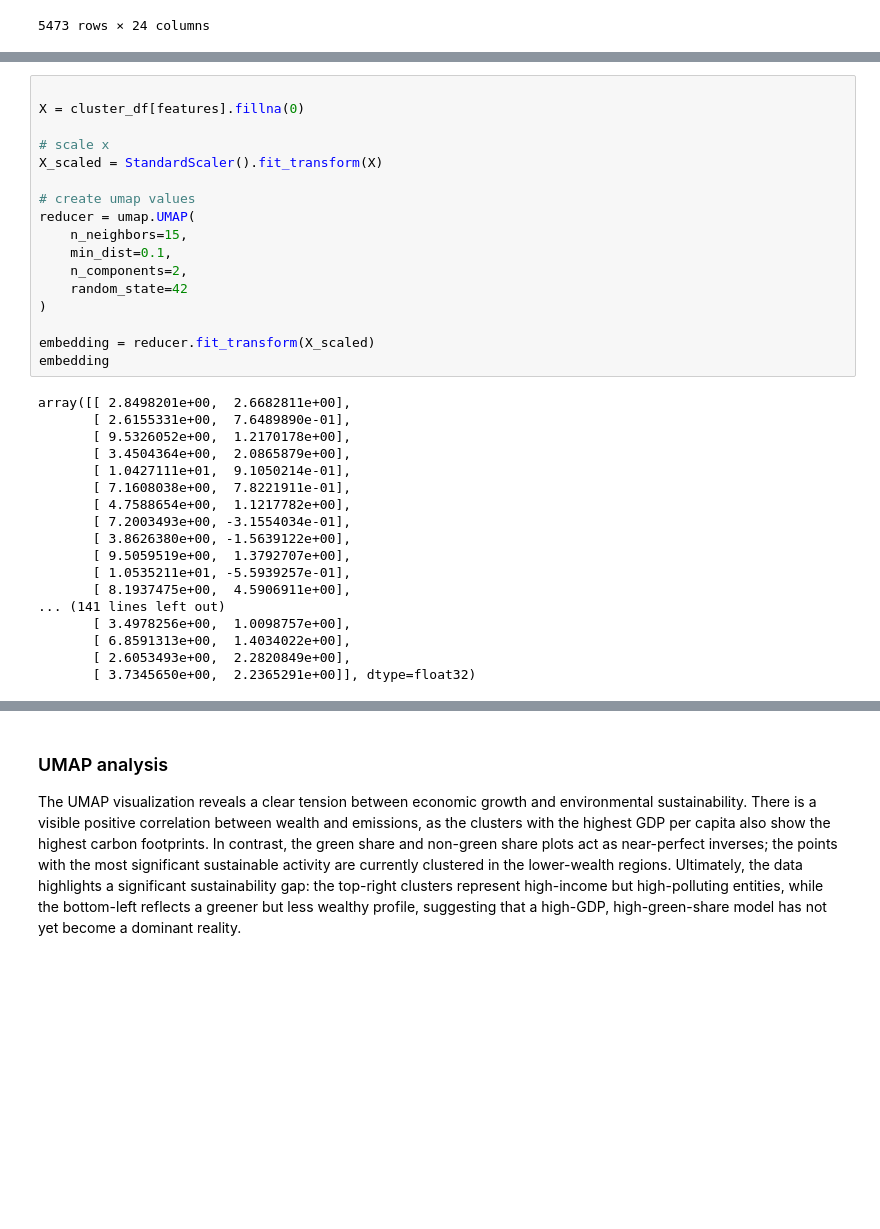
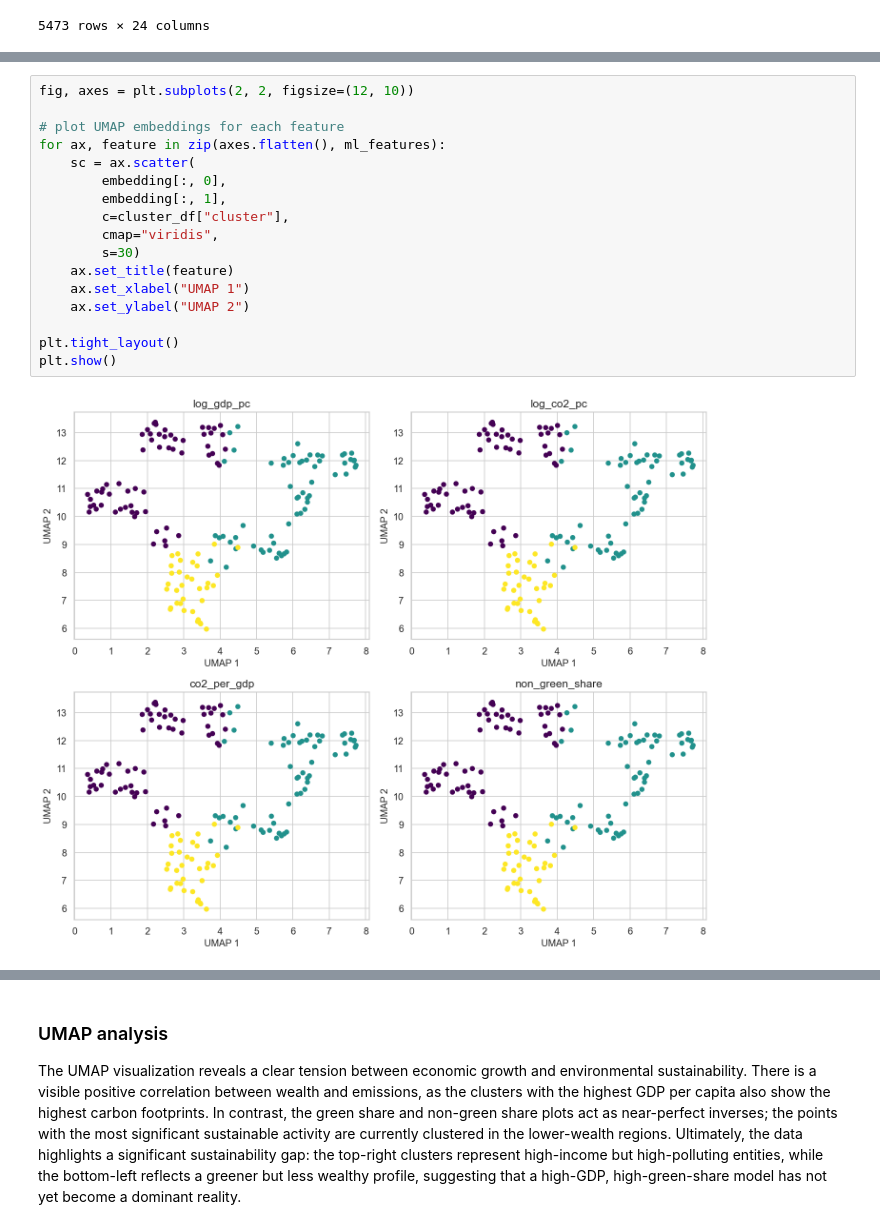
Before and after one commit to fabianfrank-dev/carbon_analysis, a Jupyter notebook: notebooks/data_analytics_project_pandas.ipynb, the cells around one changed output, grey strips where cells are left out. Drawn from its saved outputs; the diff is of its cells as text; blank space fills up the shorter version.

```diff
--- a/notebooks/data_analytics_project_pandas.ipynb
+++ b/notebooks/data_analytics_project_pandas.ipynb
@@ -987,36 +1047,20 @@ base_df
 # %%
+fig, axes = plt.subplots(2, 2, figsize=(12, 10))
 
-X = cluster_df[features].fillna(0)
+# plot UMAP embeddings for each feature
+for ax, feature in zip(axes.flatten(), ml_features):
+    sc = ax.scatter(
+        embedding[:, 0],
+        embedding[:, 1],
+        c=cluster_df["cluster"],
+        cmap="viridis",
+        s=30)
+    ax.set_title(feature)
+    ax.set_xlabel("UMAP 1")
+    ax.set_ylabel("UMAP 2")
 
-# scale x
-X_scaled = StandardScaler().fit_transform(X)
-
-# create umap values
-reducer = umap.UMAP(
-    n_neighbors=15,
-    min_dist=0.1,
-    n_components=2,
-    random_state=42
-)
-
-embedding = reducer.fit_transform(X_scaled)
-embedding
+plt.tight_layout()
+plt.show()
 # %% [output]
-array([[ 2.8498201e+00,  2.6682811e+00],
-       [ 2.6155331e+00,  7.6489890e-01],
-       [ 9.5326052e+00,  1.2170178e+00],
-       [ 3.4504364e+00,  2.0865879e+00],
-       [ 1.0427111e+01,  9.1050214e-01],
-       [ 7.1608038e+00,  7.8221911e-01],
-       [ 4.7588654e+00,  1.1217782e+00],
-       [ 7.2003493e+00, -3.1554034e-01],
-       [ 3.8626380e+00, -1.5639122e+00],
-       [ 9.5059519e+00,  1.3792707e+00],
-       [ 1.0535211e+01, -5.5939257e-01],
-       [ 8.1937475e+00,  4.5906911e+00],
-... (141 lines left out)
-       [ 3.4978256e+00,  1.0098757e+00],
-       [ 6.8591313e+00,  1.4034022e+00],
-       [ 2.6053493e+00,  2.2820849e+00],
-       [ 3.7345650e+00,  2.2365291e+00]], dtype=float32)
+[figure, added]
 # %%
```
Also changed, not shown: parts of 19 cells of this notebook, 3 other files.
